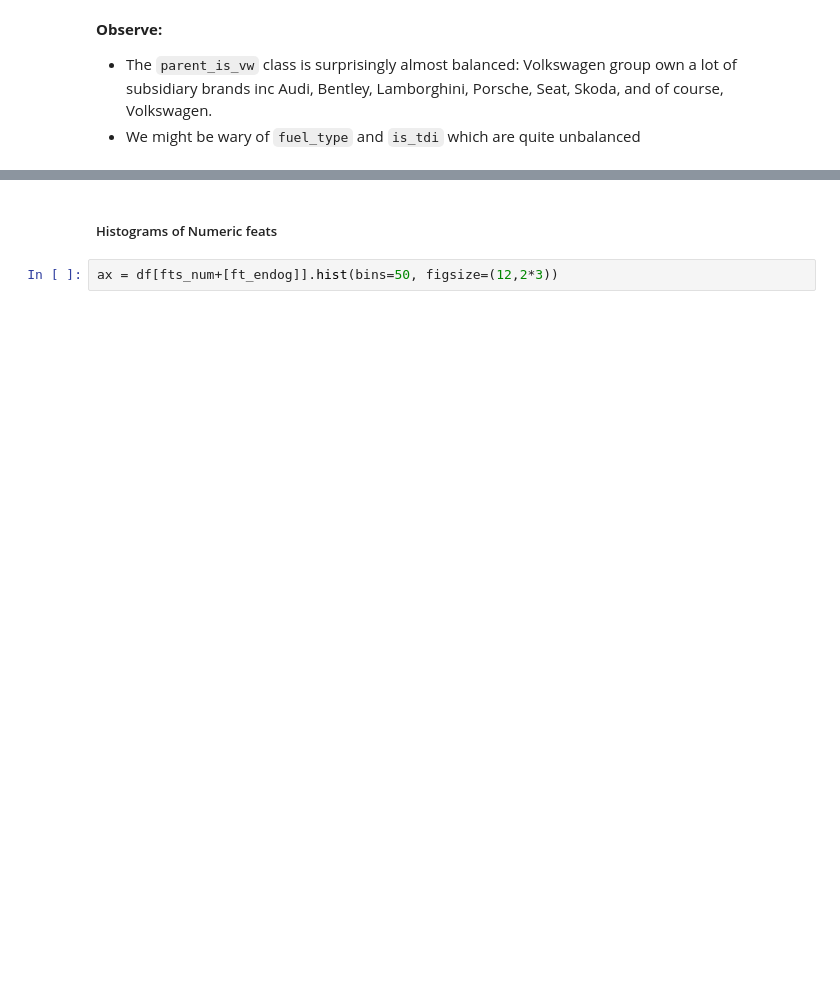
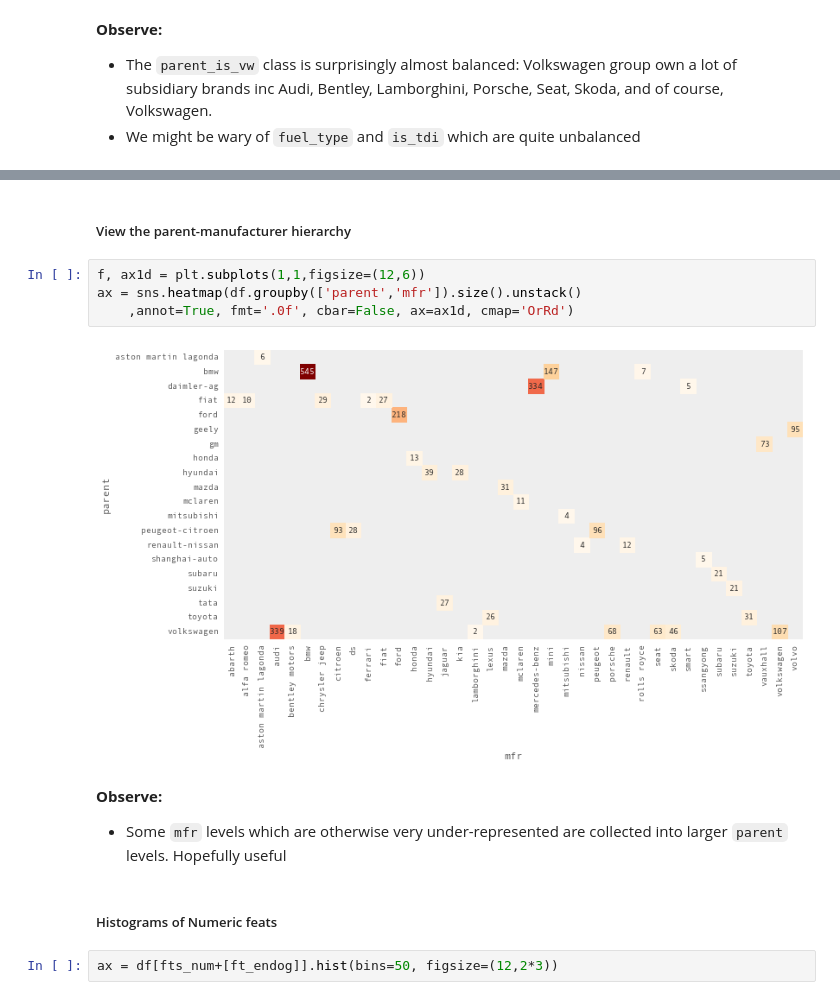
Before and after one commit to jonsedar/pymc3_vs_pystan, a Jupyter notebook: 20_InitialDataAnalysis.ipynb, the cells around one changed output, grey strips where cells are left out. Cells and saved outputs as stored; diff of their text form; blank space fills up the shorter version.

```diff
--- a/20_InitialDataAnalysis.ipynb
+++ b/20_InitialDataAnalysis.ipynb
@@ -149,3 +158,15 @@ for i, ft in enumerate(fts_cat):
+# %% [markdown]
+##### View the parent-manufacturer hierarchy
+# %%
+f, ax1d = plt.subplots(1,1,figsize=(12,6))
+ax = sns.heatmap(df.groupby(['parent','mfr']).size().unstack()
+    ,annot=True, fmt='.0f', cbar=False, ax=ax1d, cmap='OrRd')
+# %% [output]
+[figure, added]
+# %% [markdown]
+**Observe:**
+
++ Some `mfr` levels which are otherwise very under-represented are collected into larger `parent` levels. Hopefully useful
 # %% [markdown]
 ##### Histograms of Numeric feats
 # %%
```
Also changed, not shown: parts of 22 cells of this notebook, 3 other files.
